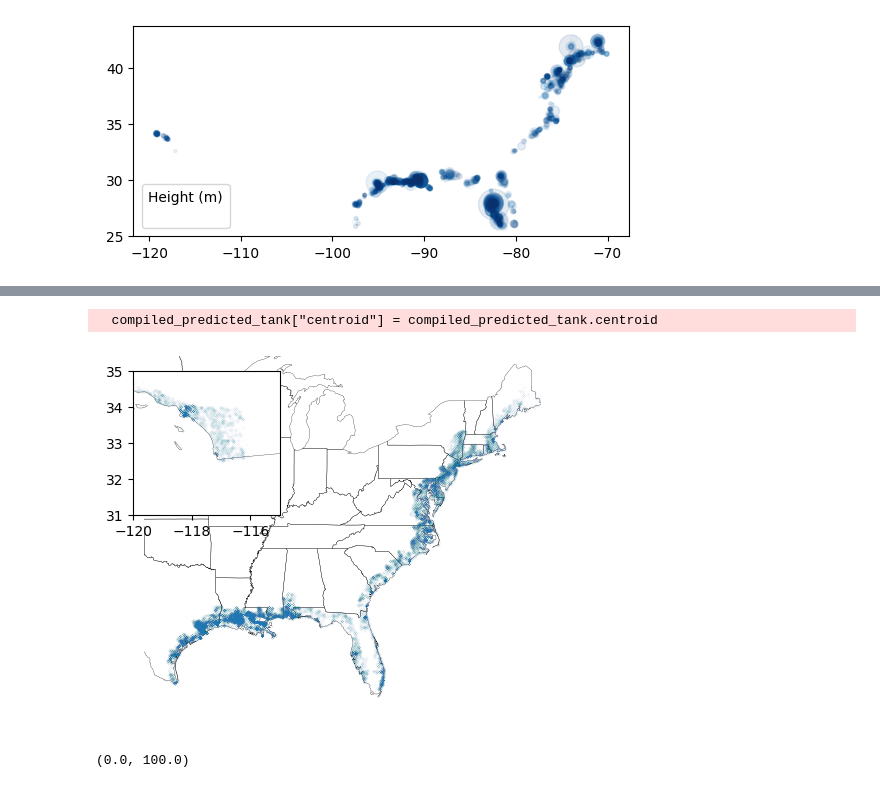
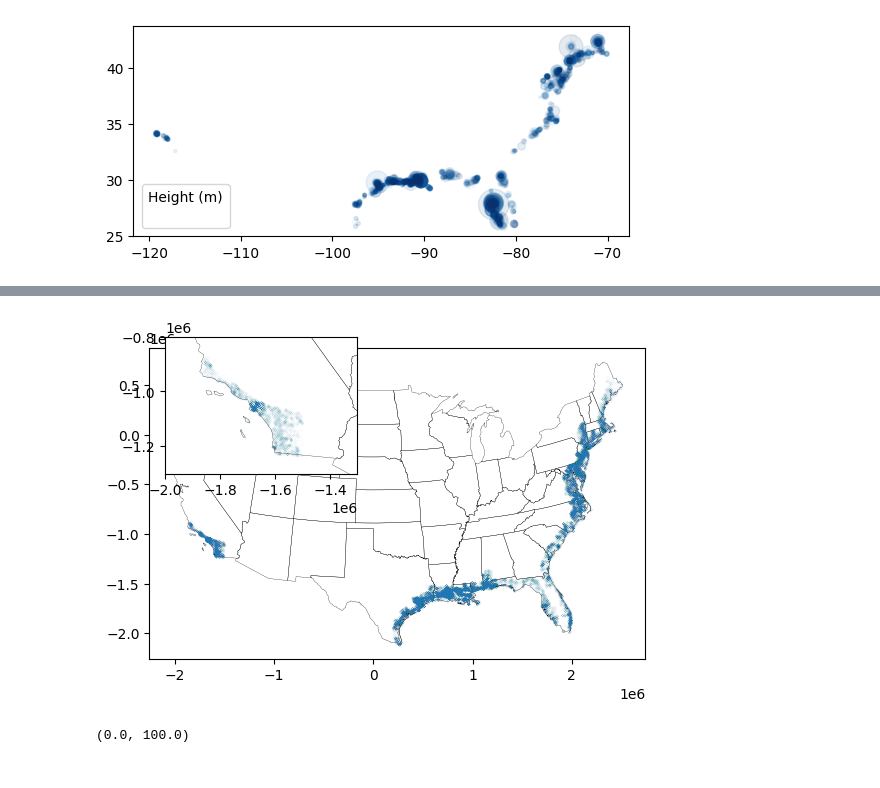
Before and after one commit to celinerobi/ast_object_detection_public, a Jupyter notebook: src/Untitled.ipynb, the cells around one changed output, grey strips where cells are left out. Drawn from its saved outputs; the diff is of its cells as text; code cells hidden in the pictures.

Commit message:
working on figures for presentation and paper

```diff
--- a/src/Untitled.ipynb
+++ b/src/Untitled.ipynb
@@ -180,4 +184,12 @@ detected_tanks_slosh_data_added_gdf = capacity_estimation(detected_tanks_slosh_d
 ['Category3_data_present', 'Category3_values', 'Category3_leveed_areas']
 ['Category4_data_present', 'Category4_values', 'Category4_leveed_areas']
 ['Category5_data_present', 'Category5_values', 'Category5_leveed_areas']
+# %%
+detected_tanks_slosh_data_added_gdf = detected_tanks_slosh_data_added_gdf.to_crs("EPSG:2163")
+detected_tanks_slosh_data_added_gdf["centroid"] = detected_tanks_slosh_data_added_gdf.centroid#cx[-88.499003:-76.134554, 30.382405:37.051745]#.plot(
+
+compiled_predicted_tank = compiled_predicted_tank.to_crs("EPSG:2163")
+compiled_predicted_tank["centroid"] = compiled_predicted_tank.centroid
+
+state_boundary = state_boundary.to_crs("EPSG:2163")
 # %%
@@ -350,33 +373,27 @@ Name: count, dtype: int64
 # %%
-import matplotlib.pyplot as plt
-
 fig, ax = plt.subplots()
 state_boundary.plot(ax=ax, facecolor="none",
                     edgecolor='black', lw=0.2, zorder= 0)
-
-compiled_predicted_tank["centroid"] = compiled_predicted_tank.centroid
 compiled_predicted_tank["centroid"].plot(alpha = 0.05, zorder=1, markersize=0.01,
                                          ax = ax)
 
 
 ax.set_title('', pad=10)
-ax.set_xlim([-100, -67])
-ax.set_ylim([23, 48])
-ax.set_axis_off()
+#ax.set_xlim([-100, -67])
+#ax.set_ylim([23, 48])
+#ax.set_axis_off()
 
 # Add inset axis
 inset_ax = fig.add_axes([0.15, 0.55, 0.3, 0.3])
 state_boundary.plot(ax=inset_ax, facecolor="none",
                     edgecolor='black', lw=0.2, zorder= 0)
-# Plot inset data
+ #Plot inset data
 compiled_predicted_tank["centroid"].plot(alpha = 0.05, zorder=1,
                                          markersize=0.01,
                                          ax = inset_ax)
-inset_ax.set_xlim([-120,-115])
-inset_ax.set_ylim([31, 35])
-
+inset_ax.set_xlim([-2e6, -1.3e6])
+inset_ax.set_ylim([-1.3e6, -0.8e6])
 
 plt.show()
 # %% [output]
-  compiled_predicted_tank["centroid"] = compiled_predicted_tank.centroid
-[figure, old version]
+[figure, new version]
```
Also changed, not shown: parts of 11 cells of this notebook, 4 other files.
